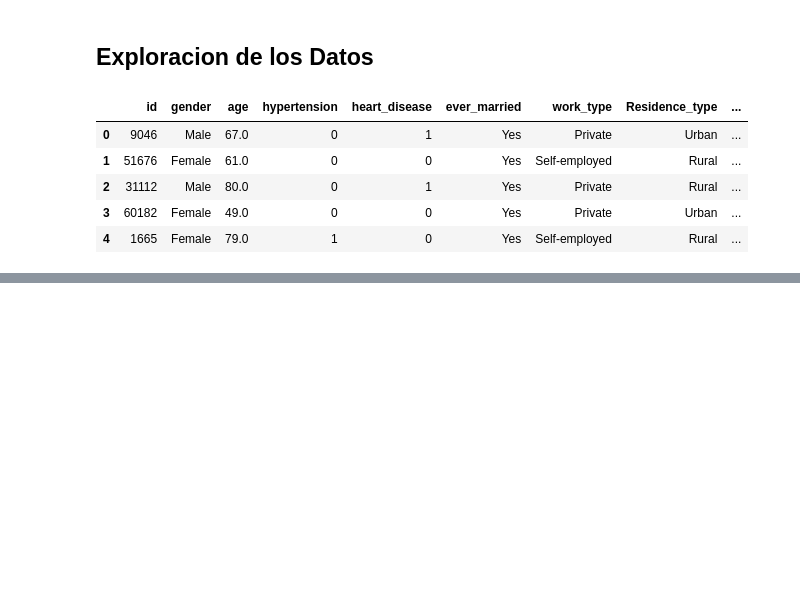
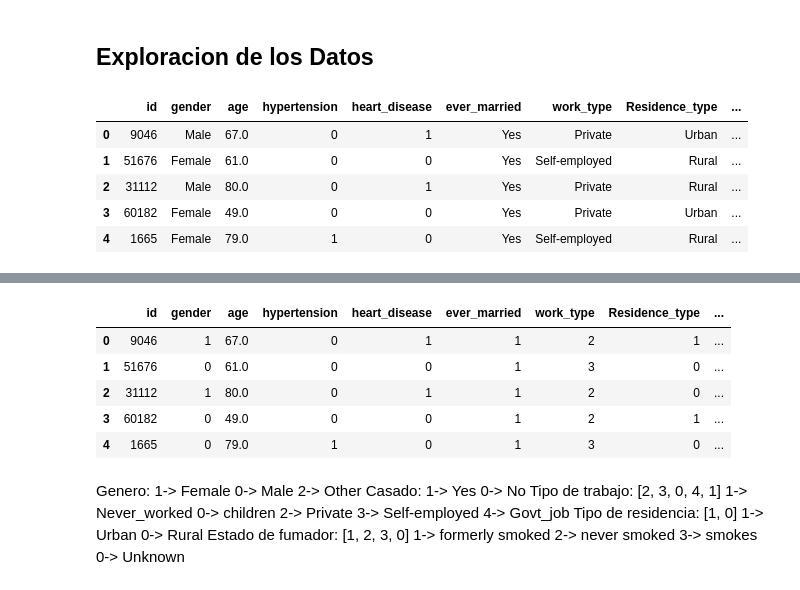
Before and after one commit to aliz378/Stoke-prediciton, a Jupyter notebook: Project/Stroke_prediction.ipynb, the cells around one changed output, grey strips where cells are left out. Drawn from its saved outputs; the diff is of its cells as text; code cells hidden in the pictures; blank space fills up the shorter version.

```diff
--- a/Project/Stroke_prediction.ipynb
+++ b/Project/Stroke_prediction.ipynb
@@ -20,0 +100,26 @@ df.head()
+# %%
+df.gender = df.gender.astype("category").cat.codes
+df.ever_married = df.ever_married.astype("category").cat.codes
+df.work_type = df.work_type.astype("category").cat.codes
+df.Residence_type = df.Residence_type.astype("category").cat.codes
+df.smoking_status = df.smoking_status.astype("category").cat.codes
+
+df.head()
+# %% [output]
+|  | id | gender | age | hypertension | heart_disease | ever_married | work_type | Residence_type | ... |
+| 0 | 9046 | 1 | 67.0 | 0 | 1 | 1 | 2 | 1 | ... |
+| 1 | 51676 | 0 | 61.0 | 0 | 0 | 1 | 3 | 0 | ... |
+| 2 | 31112 | 1 | 80.0 | 0 | 1 | 1 | 2 | 0 | ... |
+| 3 | 60182 | 0 | 49.0 | 0 | 0 | 1 | 2 | 1 | ... |
+| 4 | 1665 | 0 | 79.0 | 1 | 0 | 1 | 3 | 0 | ... |
+# %% [markdown]
+Genero:
+    1-> Female  0-> Male  2-> Other
+Casado:
+    1-> Yes 0-> No
+Tipo de trabajo: [2, 3, 0, 4, 1]
+    1-> Never_worked 0-> children 2-> Private 3-> Self-employed 4-> Govt_job
+Tipo de residencia: [1, 0]
+    1-> Urban 0-> Rural
+Estado de fumador: [1, 2, 3, 0]
+    1-> formerly smoked 2-> never smoked 3-> smokes 0-> Unknown
```
Also changed, not shown: parts of 12 cells of this notebook, 3 other files.
